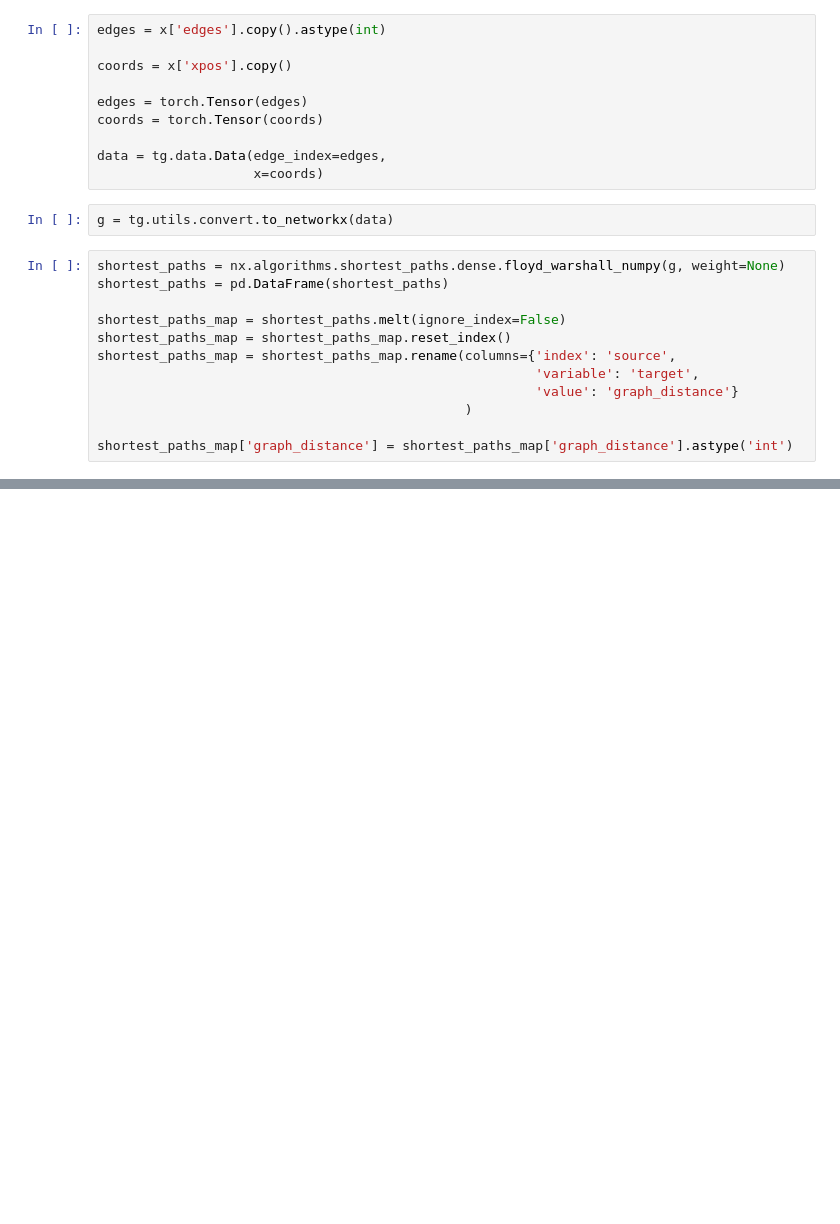
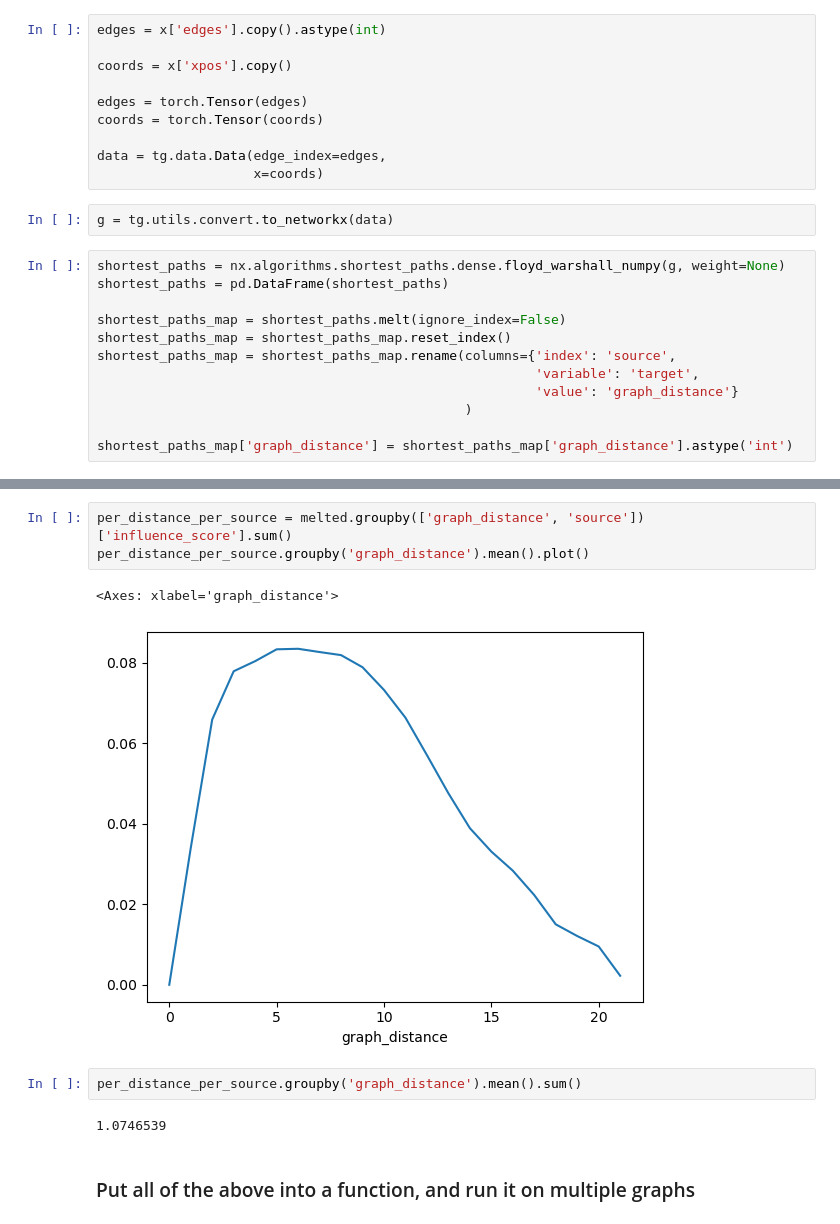
Before and after one commit to PalAvik/lrgb-uva-dl2-11, a Jupyter notebook: analysis/influence.ipynb, the cells around one changed output, grey strips where cells are left out. Cells and saved outputs as stored; diff of their text form; blank space fills up the shorter version.

```diff
--- a/analysis/influence.ipynb
+++ b/analysis/influence.ipynb
@@ -110,0 +128,12 @@ KeyError: 'graph_distance'
+# %%
+per_distance_per_source = melted.groupby(['graph_distance', 'source'])['influence_score'].sum()
+per_distance_per_source.groupby('graph_distance').mean().plot()
+# %% [output]
+<Axes: xlabel='graph_distance'>
+[figure, added]
+# %%
+per_distance_per_source.groupby('graph_distance').mean().sum()
+# %% [output]
+1.0746539
+# %% [markdown]
+### Put all of the above into a function, and run it on multiple graphs
```
Also changed, not shown: parts of 19 cells of this notebook.
